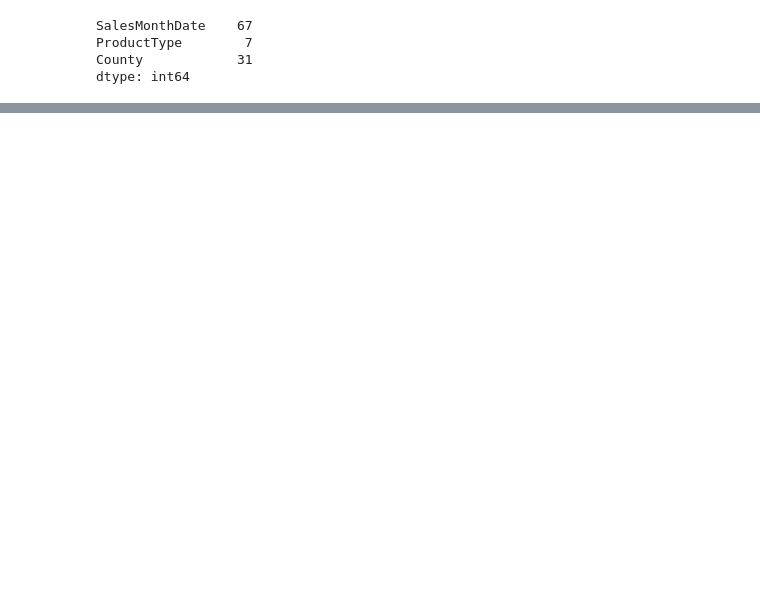
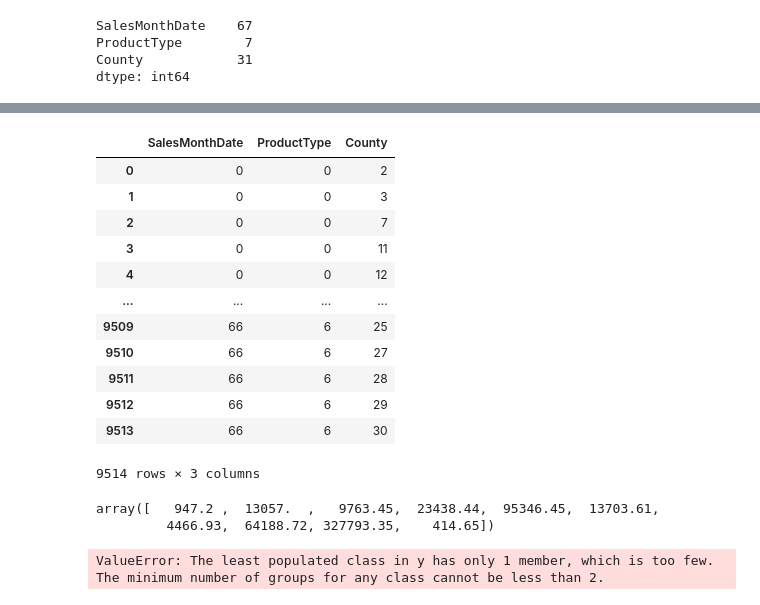
Before and after one commit to nedflowers/final_project, a Jupyter notebook: ML_MockupTest1.ipynb, the cells around one changed output, grey strips where cells are left out. Cells and saved outputs as stored; diff of their text form; code cells hidden in the pictures; blank space fills up the shorter version.

```diff
--- a/ML_MockupTest1.ipynb
+++ b/ML_MockupTest1.ipynb
@@ -151,0 +156,31 @@ dtype: object
+# %%
+# Set X values to include all relevant data except Sales. The Features.
+X = cannabis_df2.copy()
+X = X.drop("Sales", axis=1)
+X
+# %% [output]
+|  | SalesMonthDate | ProductType | County |
+| 0 | 0 | 0 | 2 |
+| 1 | 0 | 0 | 3 |
+| 2 | 0 | 0 | 7 |
+| 3 | 0 | 0 | 11 |
+| 4 | 0 | 0 | 12 |
+| ... | ... | ... | ... |
+| 9509 | 66 | 6 | 25 |
+| 9510 | 66 | 6 | 27 |
+| 9511 | 66 | 6 | 28 |
+| 9512 | 66 | 6 | 29 |
+| 9513 | 66 | 6 | 30 |
+9514 rows × 3 columns
+# %%
+# Set y equal to Sales. The Target.
+y = cannabis_df2["Sales"].values
+y[:10]
+# %% [output]
+array([   947.2 ,  13057.  ,   9763.45,  23438.44,  95346.45,  13703.61,
+         4466.93,  64188.72, 327793.35,    414.65])
+# %%
+# Set up X and y train and test
+X_train, X_test, y_train, y_test = train_test_split(X, y, random_state=33, stratify=y)
+# %% [output]
+ValueError: The least populated class in y has only 1 member, which is too few. The minimum number of groups for any class cannot be less than 2.
```
Also changed, not shown: parts of 23 cells of this notebook.
